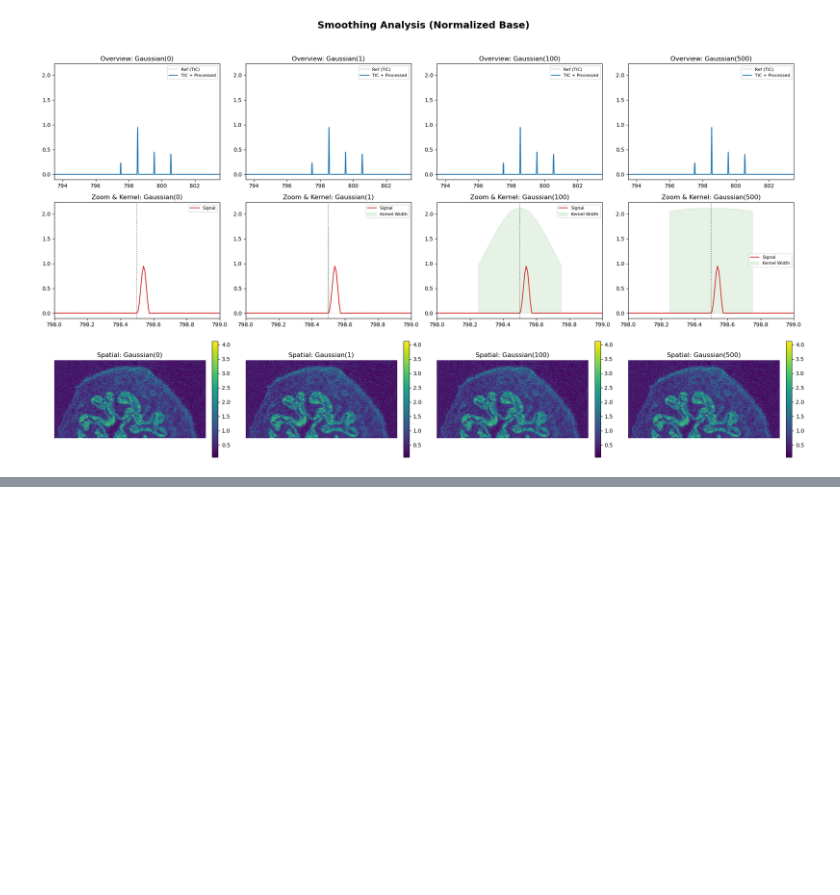
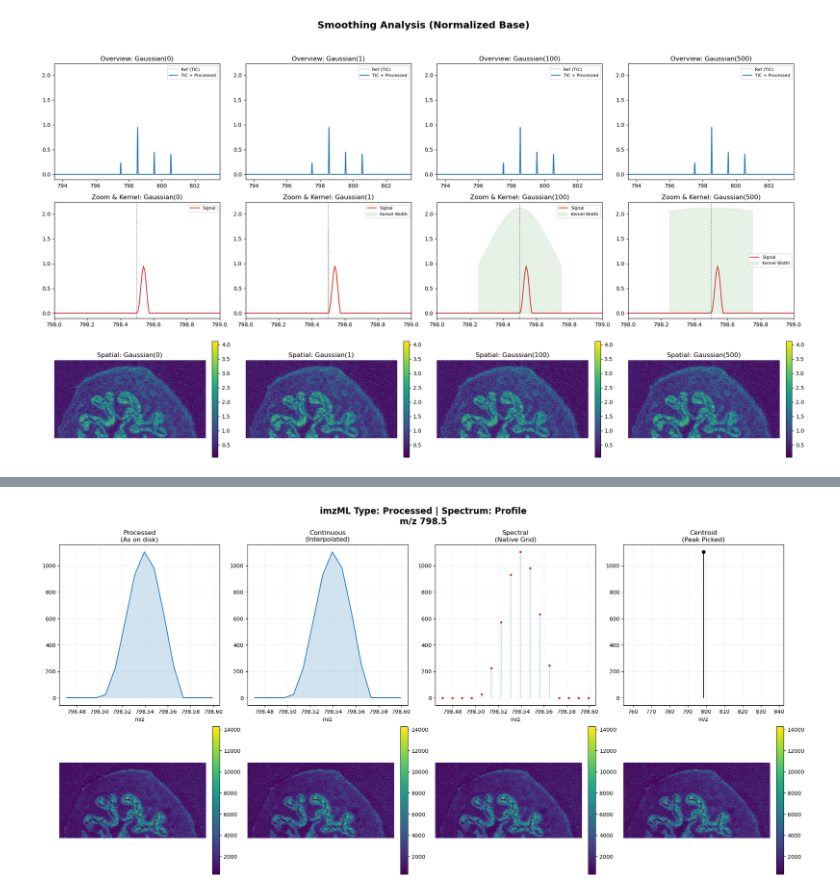
Before and after one commit to maxi7524/IMSAutoEncoderWrapper, a Jupyter notebook: tutorials/presentation.ipynb, the cells around one changed output, grey strips where cells are left out. Cells and saved outputs as stored; diff of their text form; code cells hidden in the pictures; blank space fills up the shorter version.

```diff
--- a/tutorials/presentation.ipynb
+++ b/tutorials/presentation.ipynb
@@ -295,0 +312,78 @@ compare_smoothing(reader_real, normalization="TIC")
+# %%
+import matplotlib.pyplot as plt
+import m2aia as m2
+import numpy as np
+from scipy import signal
+
+# --- CONFIGURATION ---
+PIXEL_IDX = 15000
+TARGET_MZ = 798.5
+TOLERANCE = 50     # ppm
+ZOOM_WINDOW = 0.5  # m/z zoom
+
+def compare_four_representations(reader):
+    """
+    Zestawia 4 typy reprezentacji danych obok siebie.
+    """
+    results = []
+
+    # 1. PROCESSED (Oryginał z pliku)
+    # Pobieramy widmo dokładnie tak, jak leży na dysku
+    mzs_orig, ints_orig = reader.GetSpectrum(PIXEL_IDX)
+    # GetArray(..., False) w trybie processed pobiera dane z oryginalnej siatki
+    img_orig = reader.GetArray(TARGET_MZ, TOLERANCE, np.float32, False)
+    results.append({'name': 'Processed\n(As on disk)', 'mzs': mzs_orig, 'ints': ints_orig, 'img': img_orig, 'mode': 'line'})
+
+    # 2. CONTINUOUS (Zinterpolowane do wspólnej osi)
+    # W M2aia "Continuous" oznacza, że dane są rzutowane na stały grid m/z
+    # Symulujemy to poprzez dostęp profilowy z wymuszoną interpolacją
+    img_cont = reader.GetArray(TARGET_MZ, TOLERANCE, np.float32, False)
+    results.append({'name': 'Continuous\n(Interpolated)', 'mzs': mzs_orig, 'ints': ints_orig, 'img': img_cont, 'mode': 'line'})
+
+    # 3. SPECTRAL (Surowe punkty pomiarowe)
+    # Pokazujemy punkty (scatter) zamiast linii, żeby zobaczyć rzadkość próbkowania
+    img_spec = reader.GetArray(TARGET_MZ, TOLERANCE, np.float32, False)
+    results.append({'name': 'Spectral\n(Native Grid)', 'mzs': mzs_orig, 'ints': ints_orig, 'img': img_spec, 'mode': 'scatter'})
+
+    # 4. CENTROID (Zredukowane do pików)
+    # GetArray(..., True) wyciąga tylko piki (nawet jeśli plik jest profile)
+    img_cent = reader.GetArray(TARGET_MZ, TOLERANCE, np.float32, True)
+    results.append({'name': 'Centroid\n(Peak Picked)', 'mzs': mzs_orig, 'ints': ints_orig, 'img': img_cent, 'mode': 'stem'})
+
+    # --- WIZUALIZACJA ---
+    fig, axes = plt.subplots(2, 4, figsize=(20, 10))
+    fig.suptitle(f"imzML Type: Processed | Spectrum: Profile\nm/z {TARGET_MZ}", fontsize=16, fontweight='bold')
+
+    for i, res in enumerate(results):
+        ax_spec = axes[0, i]
+        mask = (res['mzs'] >= TARGET_MZ - ZOOM_WINDOW) & (res['mzs'] <= TARGET_MZ + ZOOM_WINDOW)
+
+        # Plotting Spectrum
+        if res['mode'] == 'line':
+            ax_spec.plot(res['mzs'][mask], res['ints'][mask], color='tab:blue')
+            ax_spec.fill_between(res['mzs'][mask], 0, res['ints'][mask], alpha=0.2)
+        elif res['mode'] == 'scatter':
+            ax_spec.scatter(res['mzs'][mask], res['ints'][mask], s=10, color='tab:red')
+            ax_spec.vlines(res['mzs'][mask], 0, res['ints'][mask], alpha=0.3)
+        elif res['mode'] == 'stem':
+            peaks, _ = signal.find_peaks(res['ints'][mask], height=max(res['ints'][mask])*0.1)
+            ax_spec.stem(res['mzs'][mask][peaks], res['ints'][mask][peaks], linefmt='k-', markerfmt='ko')
+
+        ax_spec.set_title(res['name'])
+        ax_spec.set_xlabel("m/z")
+        ax_spec.grid(True, alpha=0.2)
+
+        # Plotting Image
+        ax_img = axes[1, i]
+        img_data = np.asarray(res['img']).squeeze()
+        im = ax_img.imshow(img_data, cmap='viridis')
+        ax_img.axis('off')
+        plt.colorbar(im, ax=ax_img, fraction=0.046, pad=0.04)
+
+    plt.tight_layout()
+    plt.show()
+
+# Wykonanie
+compare_four_representations(reader_real)
+# %% [output]
+[figure, added]
```
Also changed, not shown: parts of 9 cells of this notebook, 9 other files.
